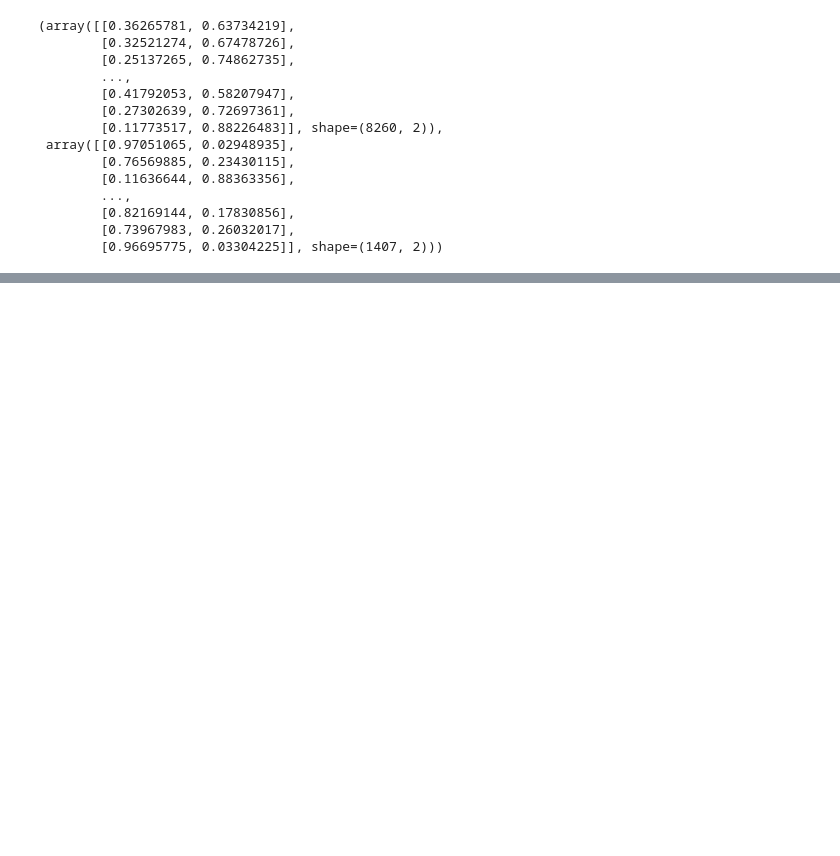
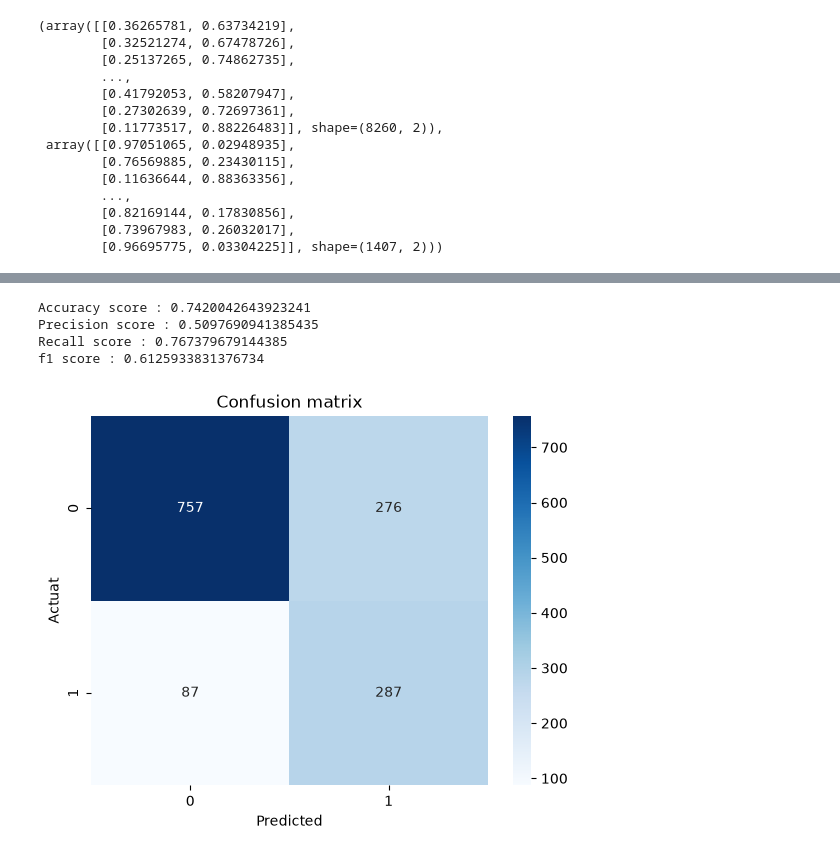
Before and after one commit to nadukayomal/telco-churn-prediction, a Jupyter notebook: notebooks/base_model/3_base_model_training.ipynb, the cells around one changed output, grey strips where cells are left out. Cells and saved outputs as stored; diff of their text form; code cells hidden in the pictures; blank space fills up the shorter version.

```diff
--- a/notebooks/base_model/3_base_model_training.ipynb
+++ b/notebooks/base_model/3_base_model_training.ipynb
@@ -31,7 +31,7 @@ FIGURE_DIR = Path('../../artifacts/figures')
 X_train = np.load(f"{PROCESSED_DATA_PATH}/X_train.npz")['arr_0']
 X_test = np.load(f"{PROCESSED_DATA_PATH}/X_test.npz")['arr_0']
 Y_train = np.load(f"{PROCESSED_DATA_PATH}/Y_train.npz")['arr_0']
-Y_test = np.load(f"{PROCESSED_DATA_PATH}/X_test.npz")['arr_0']
+Y_test = np.load(f"{PROCESSED_DATA_PATH}/Y_test.npz")['arr_0']
 # %% [markdown]
 ### 3. Logistic Regression
 # %%
@@ -88,0 +118,28 @@ Y_proba_train,  Y_proba_test
+# %%
+""" Testing Data Accuracy """
+
+test_accuracy = accuracy_score(Y_test, Y_hat_test)
+test_precision = precision_score(Y_test, Y_hat_test)
+test_recall = recall_score(Y_test, Y_hat_test)
+test_f1_score = f1_score(Y_test, Y_hat_test)
+
+
+print(f"Accuracy score : {test_accuracy}")
+print(f"Precision score : {test_precision}")
+print(f"Recall score : {test_recall}")
+print(f"f1 score : {test_f1_score}")
+# %% [output]
+Accuracy score : 0.7420042643923241
+Precision score : 0.5097690941385435
+Recall score : 0.767379679144385
+f1 score : 0.6125933831376734
+# %%
+cm = confusion_matrix(Y_test, Y_hat_test)
+
+sns.heatmap(cm, annot=True, fmt='d', cmap='Blues')
+plt.xlabel("Predicted")
+plt.ylabel("Actuat")
+plt.title("Confusion matrix")
+plt.show()
+# %% [output]
+[figure, added]
```
Also changed, not shown: parts of 5 cells of this notebook.
